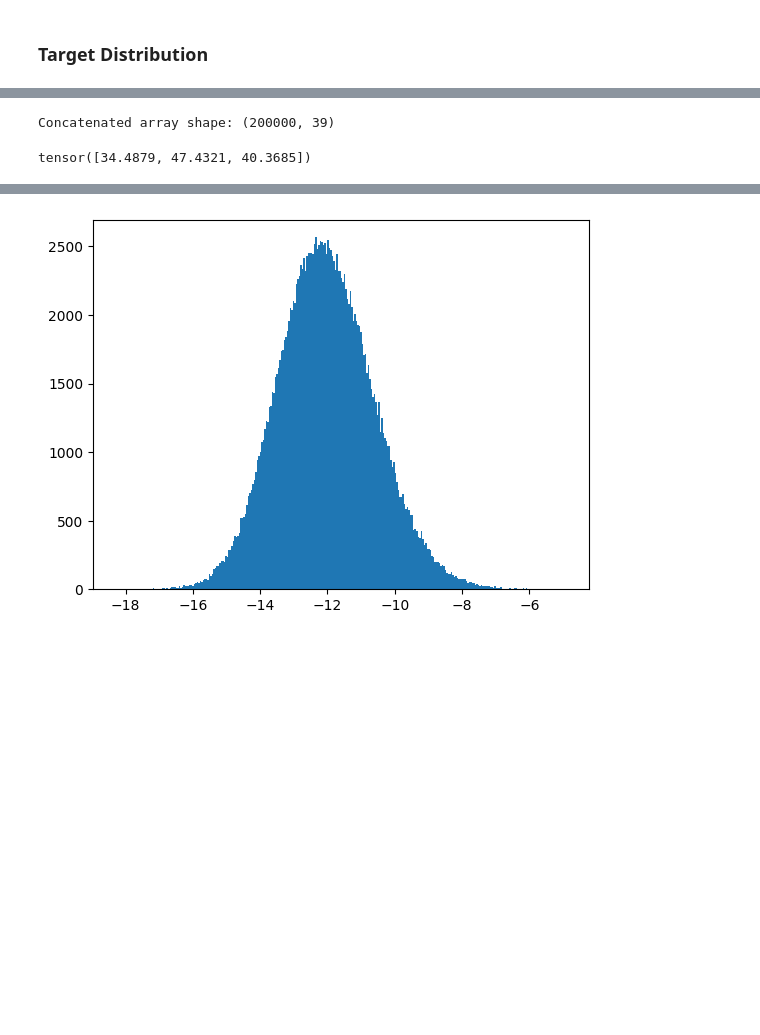
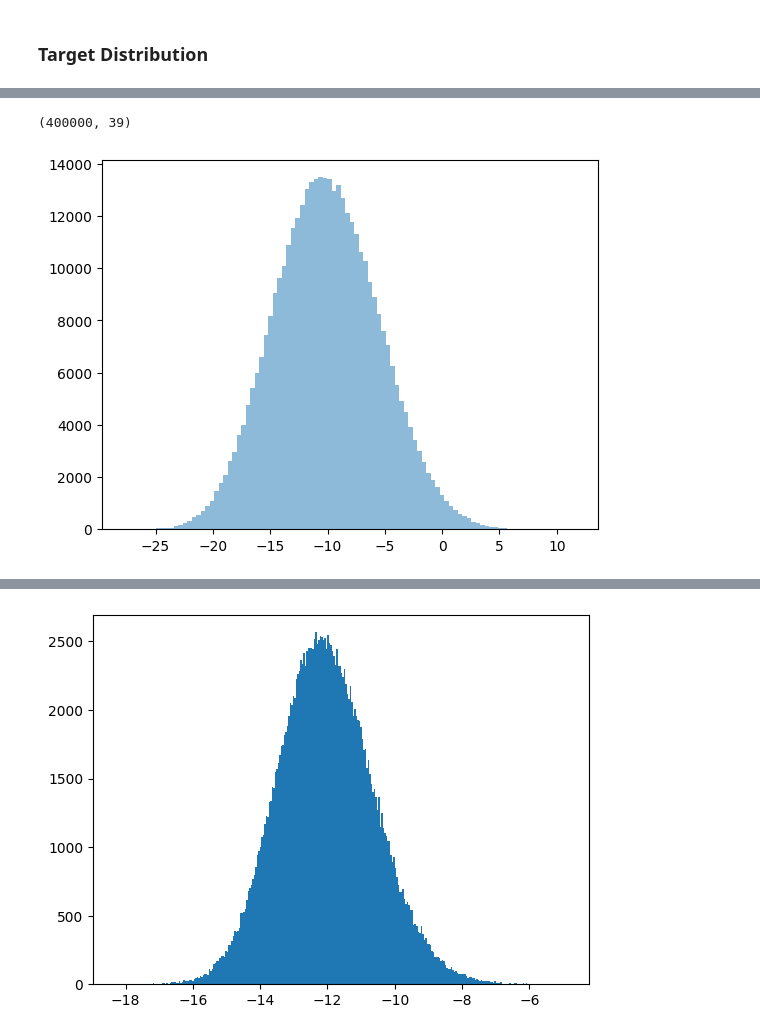
Before and after one commit to taraak/pita, a Jupyter notebook: runner/notebooks/lj_mcmc.ipynb, the cells around one changed output, grey strips where cells are left out. Cells and saved outputs as stored; diff of their text form; code cells hidden in the pictures; blank space fills up the shorter version.

```diff
--- a/runner/notebooks/lj_mcmc.ipynb
+++ b/runner/notebooks/lj_mcmc.ipynb
@@ -27,32 +107,39 @@ dimensionality = spatial_dim * n_particles
+# %%
+samples.shape
+# %% [output]
+(400000, 39)
+# %%
+plt.hist(-target_temp2(torch.tensor(samples)), bins=100, alpha=0.5, label="target");
+# %% [output]
+[figure, added]
 # %%
-import numpy as np
-import glob
+# import numpy as np
+# import glob
 
-T = 2
-noise_std = 0.2
+# T = 4
+# noise_std = 0.05
 
-samples = {}
+# samples = {}
 
-for temp in [2]:
-    # path_pattern = f"/network/scratch/a/alexander.tong/lj13_samples/samples_v7_{temp}*"
-    path_pattern = f"/home/mila/t/tara.akhoundsadegh/scratch/lj13_samples/samples_{noise_std}_noise_{T}*"
+# for noise_std in [0.1]:
+#     # path_pattern = f"/network/scratch/a/alexander.tong/lj13_samples/samples_v7_{temp}*"
+#     path_pattern = f"/home/mila/t/tara.akhoundsadegh/scratch/lj13_samples/samples_{noise_std}_noise_{T}*"
+#     path_pattern = f"/home/mila/t/tara.akhoundsadegh/scratch/lj13_samples/samples_v4_{T}*"
 
-    # Find all matching files
-    files = sorted(glob.glob(path_pattern))
+#     # Find all matching files
+#     files = sorted(glob.glob(path_pattern))
 
-    arrays = [np.load(file) for file in files]
-    s = np.concatenate(arrays, axis=0)
+#     arrays = [np.load(file) for file in files]
+#     s = np.concatenate(arrays, axis=0)
 
-    print(f"Concatenated array shape: {s.shape}")
-    # samples = torch.tensor(samples, dtype=torch.float32).to(device)
-    s = s.reshape(-1, dimensionality)
-    samples[temp] = s
+#     print(f"Concatenated array shape: {s.shape}")
+#     # samples = torch.tensor(samples, dtype=torch.float32).to(device)
+#     s = s.reshape(-1, dimensionality)
+#     samples[noise_std] = s
 
-# Set the prefix and axis for concatenation
-# path_pattern = f"/home/mila/t/tara.akhoundsadegh/scratch/lj13_samples/samples_v4_{T}*"
-# path_pattern = f"/home/mila/t/tara.akhoundsadegh/scratch/lj13_samples/samples_{noise_std}_noise_{T}*"
-# path_pattern = f"/network/scratch/a/alexander.tong/lj13_samples/samples_v7_{T}*"
+# # Set the prefix and axis for concatenation
+# # path_pattern = f"/home/mila/t/tara.akhoundsadegh/scratch/lj13_samples/samples_v4_{T}*"
+# # path_pattern = f"/home/mila/t/tara.akhoundsadegh/scratch/lj13_samples/samples_{noise_std}_noise_{T}*"
+# # path_pattern = f"/network/scratch/a/alexander.tong/lj13_samples/samples_v7_{T}*"
-# %% [output]
-Concatenated array shape: (200000, 39)
 # %%
 from src.energies.lennardjones_energy import LennardJonesEnergy, lennard_jones_energy_torch
@@ -75,7 +163,3 @@ target_temp1 = LennardJonesEnergy(
     smooth=False,
     temperature=1.0
     )
-# %%
-target_temp1(a)
-# %% [output]
-tensor([34.4879, 47.4321, 40.3685])
```
Also changed, not shown: parts of 39 cells of this notebook, 8 other files.
